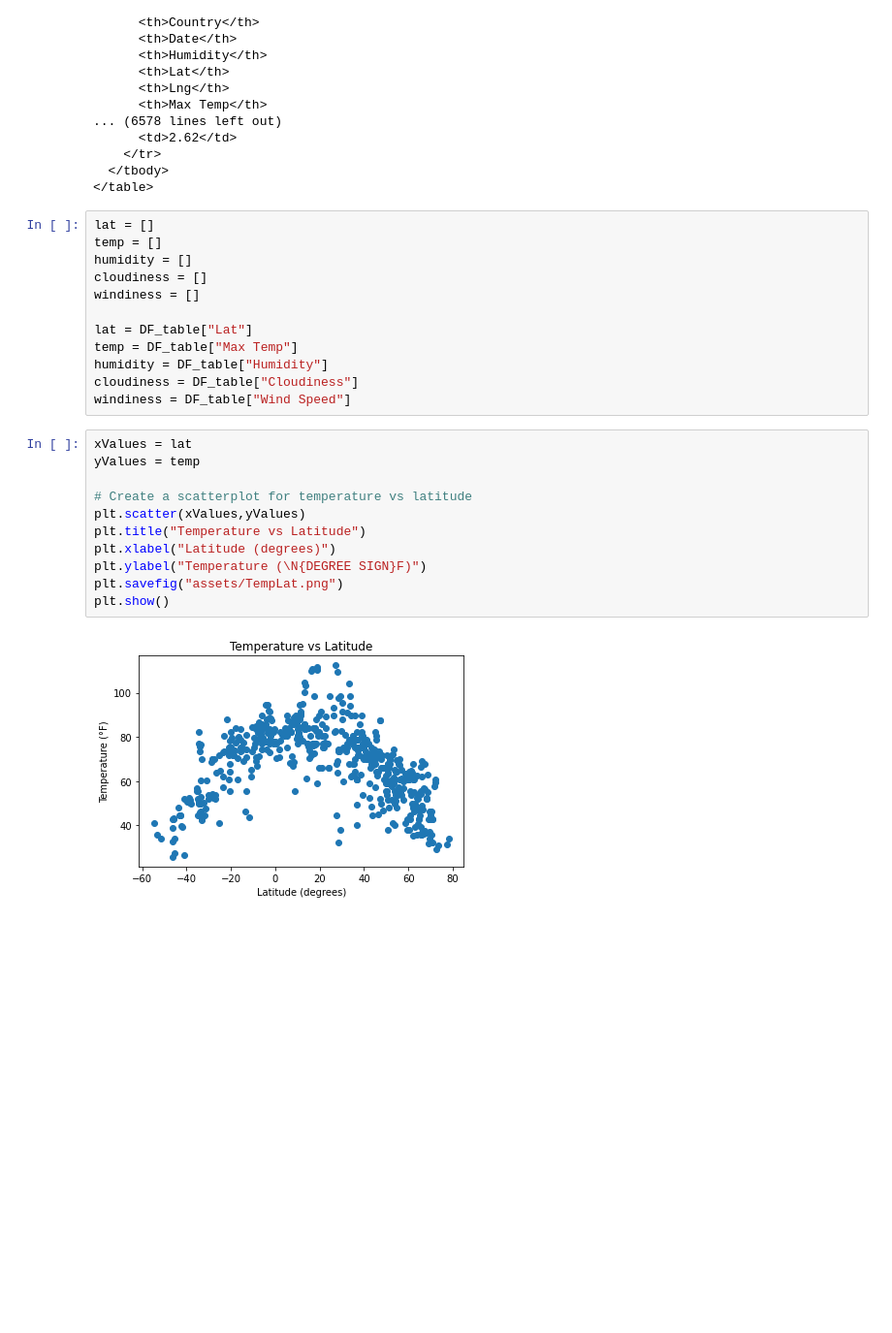
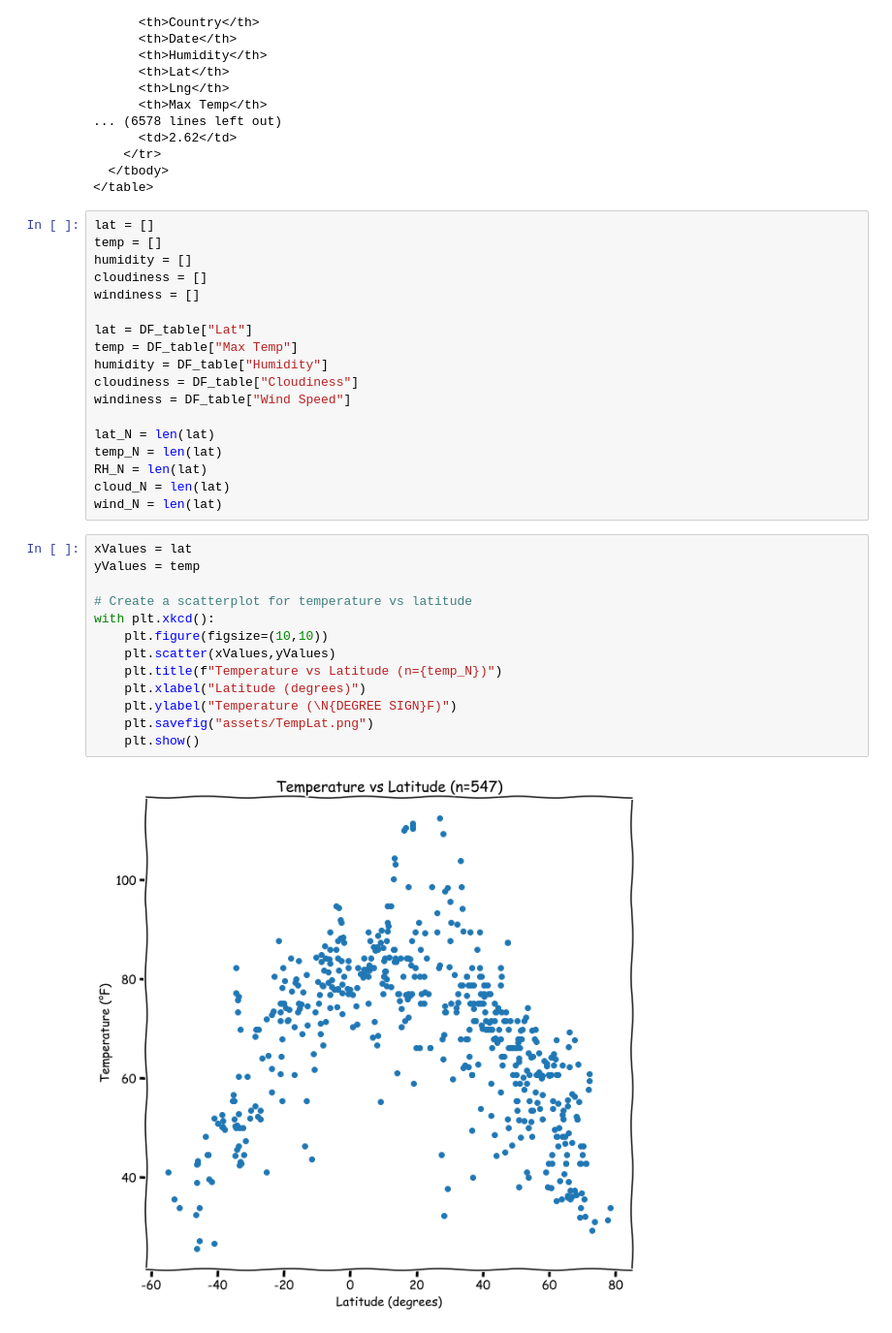
Before and after one commit to papadiscobravo/Web-Design-Challenge, a Jupyter notebook: CSV-to-DF-to-HTML.ipynb, the cells around one changed output. Shown at 97% size. Cells and saved outputs as stored; diff of their text form; blank space fills up the shorter version.

Commit message:
revised graphics, got them all added to pages

```diff
--- a/CSV-to-DF-to-HTML.ipynb
+++ b/CSV-to-DF-to-HTML.ipynb
@@ -59,19 +59,27 @@ temp = DF_table["Max Temp"]
 humidity = DF_table["Humidity"]
 cloudiness = DF_table["Cloudiness"]
 windiness = DF_table["Wind Speed"]
+
+lat_N = len(lat)
+temp_N = len(lat)
+RH_N = len(lat)
+cloud_N = len(lat)
+wind_N = len(lat)
 # %%
 xValues = lat
 yValues = temp
 
 # Create a scatterplot for temperature vs latitude
-plt.scatter(xValues,yValues)
-plt.title("Temperature vs Latitude")
-plt.xlabel("Latitude (degrees)")
-plt.ylabel("Temperature (\N{DEGREE SIGN}F)")
-plt.savefig("assets/TempLat.png")
-plt.show()
+with plt.xkcd():
+    plt.figure(figsize=(10,10))
+    plt.scatter(xValues,yValues)
+    plt.title(f"Temperature vs Latitude (n={temp_N})")
+    plt.xlabel("Latitude (degrees)")
+    plt.ylabel("Temperature (\N{DEGREE SIGN}F)")
+    plt.savefig("assets/TempLat.png")
+    plt.show()
 # %% [output]
-[figure, old version]
+[figure, new version]
 # %%
 xValues = lat
 yValues = humidity
```
Also changed, not shown: parts of 3 cells of this notebook, 12 other files.
